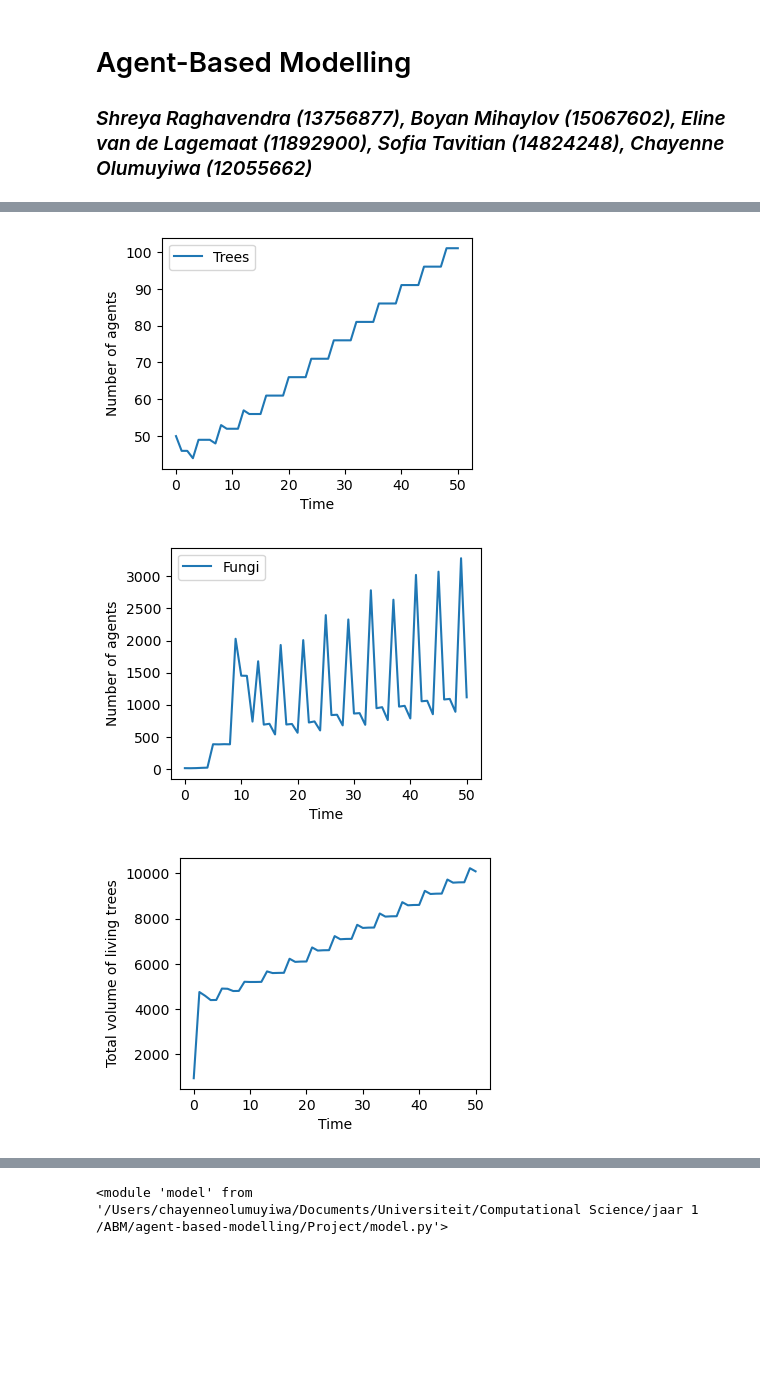
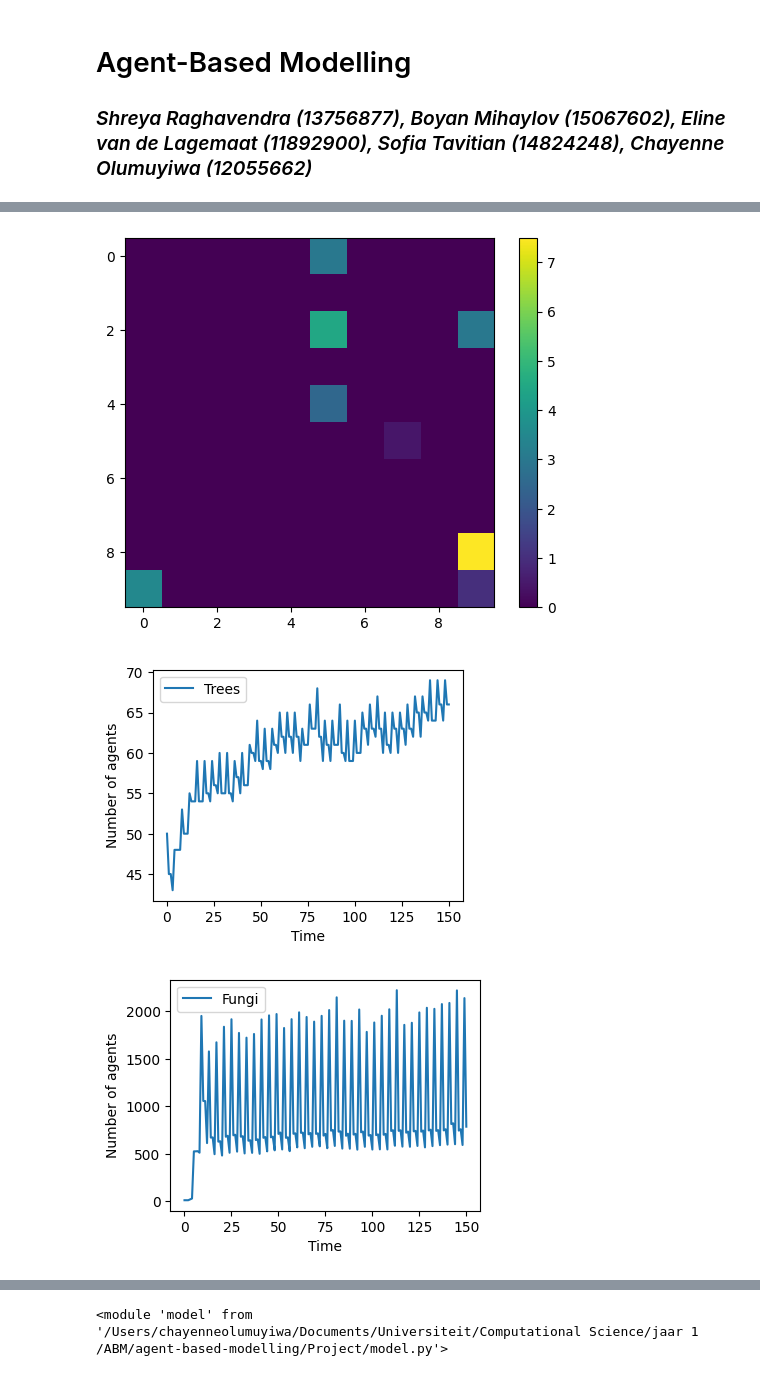
Before and after one commit to mboyan/agent-based-modelling, a Jupyter notebook: Project/ABM_Project.ipynb, the cells around one changed output, grey strips where cells are left out. Drawn from its saved outputs; the diff is of its cells as text; code cells hidden in the pictures; blank space fills up the shorter version.

```diff
--- a/Project/ABM_Project.ipynb
+++ b/Project/ABM_Project.ipynb
@@ -32,7 +32,7 @@ n_init_trees = 50
 n_init_fungi = 10
 harvest_params = [100,0.5,0.5]
 model = mdl.Forest(width, height, n_init_trees, n_init_fungi, harvest_params)
-model.run_model(n_steps=50)
+model.run_model(n_steps=150)
 
 vis.plot_property_layer(model, "soil_fertility")
 
@@ -47,33 +47,39 @@ plt.show()
 fig, ax = plt.subplots()
 fig.set_size_inches(4, 3)
 data[["Fungi"]].plot(ax=ax)
 ax.set(xlabel='Time', ylabel='Number of agents')
 plt.show()
 
 fig, ax = plt.subplots()
 fig.set_size_inches(4, 3)
 data["Living Trees Total Volume"].plot(ax=ax)
 ax.set(xlabel='Time', ylabel='Total volume of living trees')
 plt.show()
 
 fig, ax = plt.subplots()
 fig.set_size_inches(4, 3)
 data["Harvested volume"].plot(ax=ax)
 ax.set(xlabel='Time', ylabel='Harvested volume')
 plt.show()
 
 fig, ax = plt.subplots()
 fig.set_size_inches(4, 3)
 data["Infected Trees"].plot(ax=ax)
 ax.set(xlabel='Time', ylabel='Number of infected trees')
 plt.show()
 
 fig, ax = plt.subplots()
 fig.set_size_inches(4, 3)
 data[["Mean Substrate"]].plot(ax=ax)
 ax.set(xlabel='Time', ylabel='Mean substrate')
 plt.show()
+
+fig, ax = plt.subplots()
+fig.set_size_inches(4, 3)
+data[["Mean Soil Fertility"]].plot(ax=ax)
+ax.set(xlabel='Time', ylabel='Mean Soil Fertility')
+plt.show()
 # %% [output]
-[figure, old version]
+[figure, new version]
-[figure, old version]
+[figure, new version]
-[figure, old version]
+[figure, new version]
```
Also changed, not shown: parts of 2 cells of this notebook, 2 other files.
